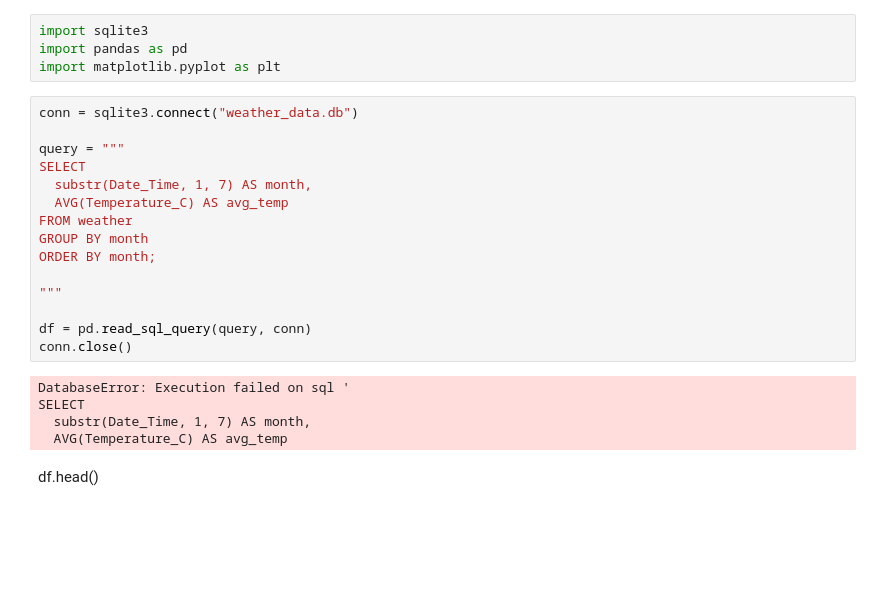
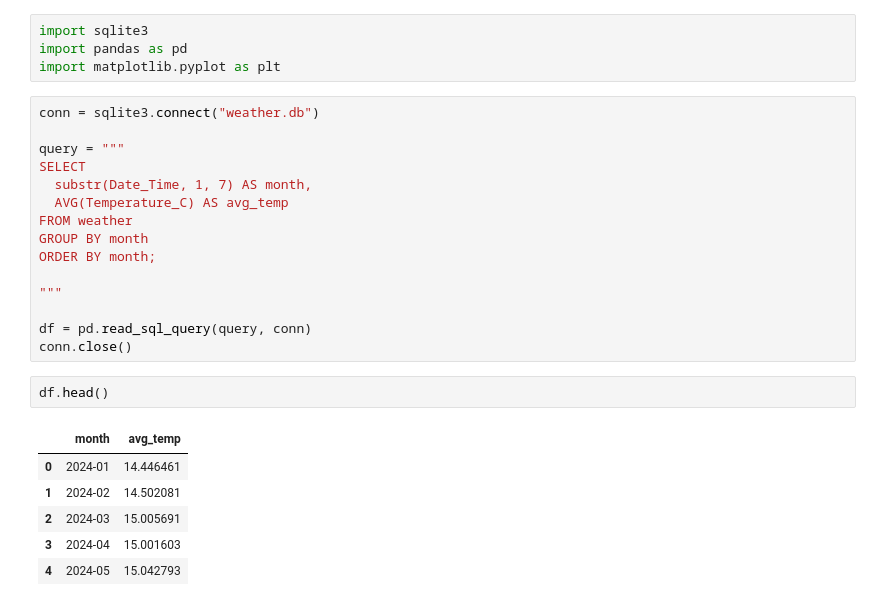
Before and after one commit to JE22-tech/weather-sql-short-analysis, a Jupyter notebook: analysis.ipynb, the cells around one changed output. Saved outputs shown, nothing was run; the diff lists cells and outputs as text; blank space fills up the shorter version.

```diff
--- a/analysis.ipynb
+++ b/analysis.ipynb
@@ -3,7 +3,7 @@ import sqlite3
 import pandas as pd
 import matplotlib.pyplot as plt
 # %%
-conn = sqlite3.connect("weather_data.db")
+conn = sqlite3.connect("weather.db")
 
 query = """
 SELECT
@@ -17,13 +17,15 @@ ORDER BY month;
 
 df = pd.read_sql_query(query, conn)
 conn.close()
-# %% [output]
-DatabaseError: Execution failed on sql '
-SELECT
-  substr(Date_Time, 1, 7) AS month,
-  AVG(Temperature_C) AS avg_temp
-# %% [markdown]
-df.head()
+# %%
+df.head()
+# %% [output]
+|  | month | avg_temp |
+| 0 | 2024-01 | 14.446461 |
+| 1 | 2024-02 | 14.502081 |
+| 2 | 2024-03 | 15.005691 |
+| 3 | 2024-04 | 15.001603 |
+| 4 | 2024-05 | 15.042793 |
 # %%
 plt.plot(df['month'], df['avg_temp'])
 plt.xticks(rotation=45)
```
Also changed, not shown: parts of 4 cells of this notebook, 2 other files.
